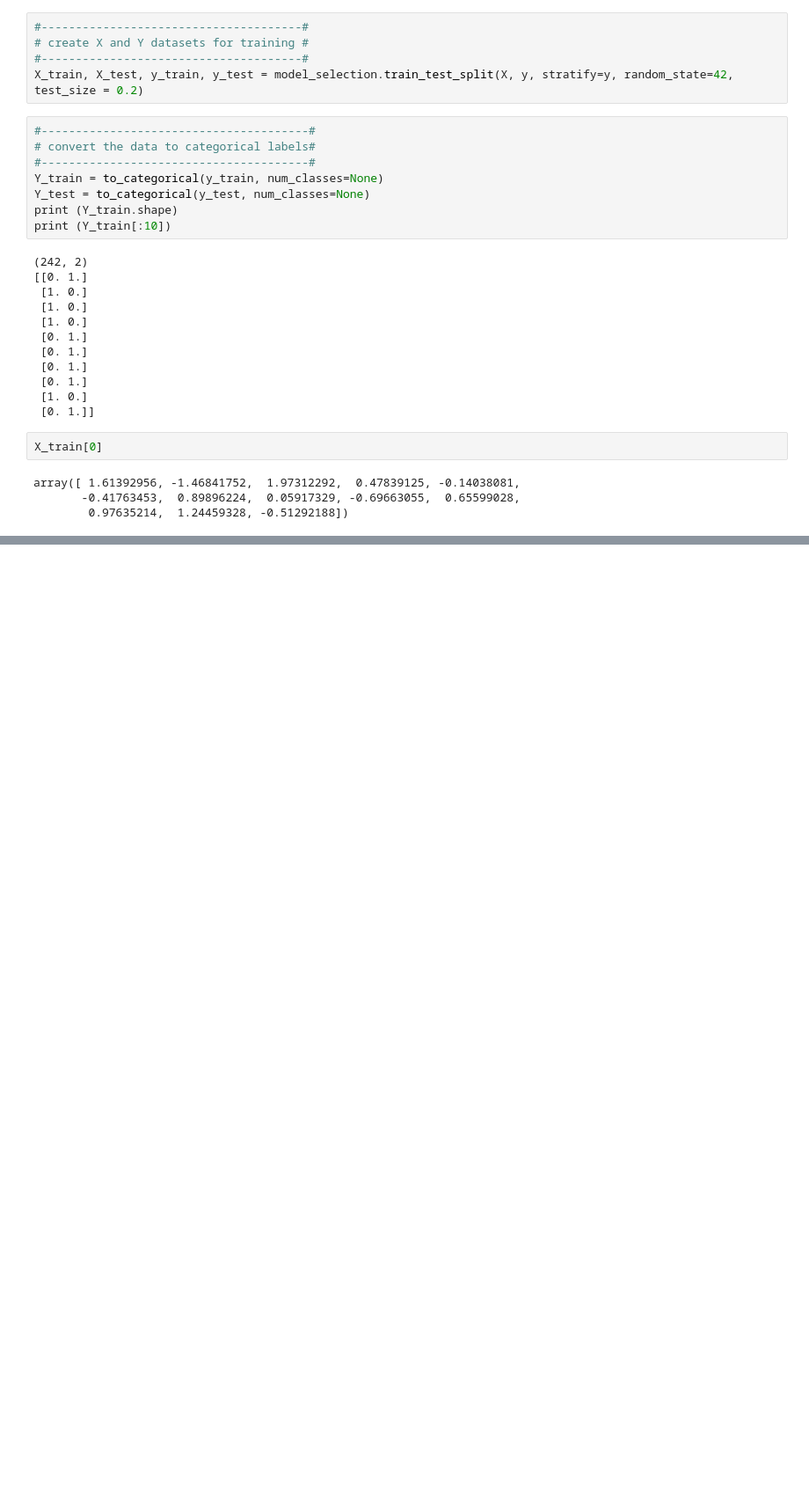
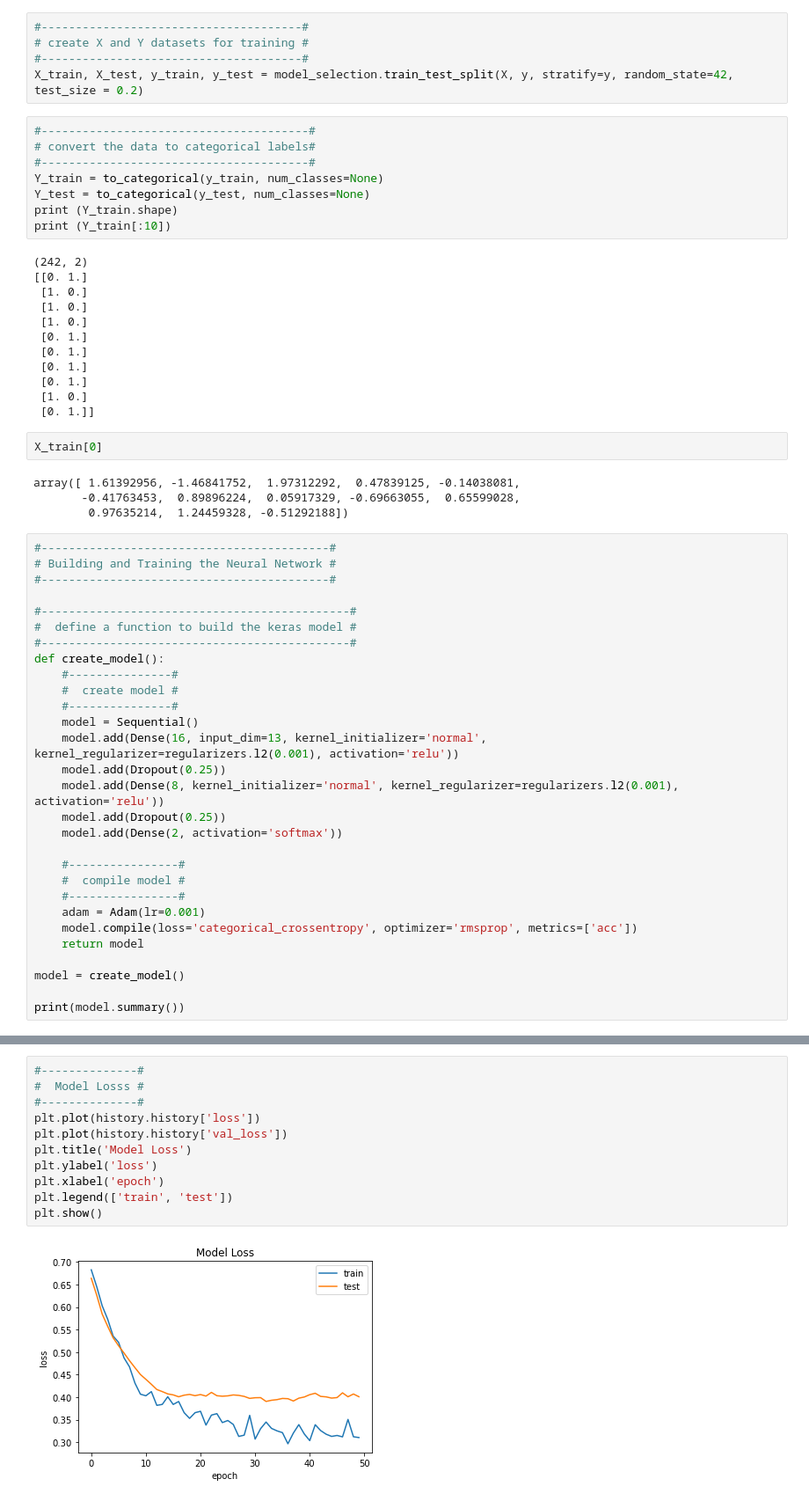
Before and after one commit to abhinavmaharana/Heart-Disease-Predictor-Using-Neural-Networks, a Jupyter notebook: Heart_Disease_Predictor_Using_Neural_Networks.ipynb, the cells around one changed output, grey strips where cells are left out. Shown: that part at 88% size. Saved outputs shown, nothing was run; the diff lists cells and outputs as text; blank space fills up the shorter version.

```diff
--- a/Heart_Disease_Predictor_Using_Neural_Networks.ipynb
+++ b/Heart_Disease_Predictor_Using_Neural_Networks.ipynb
@@ -284,3 +282,32 @@ X_train[0]
 array([ 1.61392956, -1.46841752,  1.97312292,  0.47839125, -0.14038081,
        -0.41763453,  0.89896224,  0.05917329, -0.69663055,  0.65599028,
         0.97635214,  1.24459328, -0.51292188])
+# %%
+#------------------------------------------#
+# Building and Training the Neural Network #
+#------------------------------------------#
+
+#---------------------------------------------#
+#  define a function to build the keras model #
+#---------------------------------------------#
+def create_model():
+    #---------------#
+    #  create model #
+    #---------------#
+    model = Sequential()
+    model.add(Dense(16, input_dim=13, kernel_initializer='normal', kernel_regularizer=regularizers.l2(0.001), activation='relu'))
+    model.add(Dropout(0.25))
+    model.add(Dense(8, kernel_initializer='normal', kernel_regularizer=regularizers.l2(0.001), activation='relu'))
+    model.add(Dropout(0.25))
+    model.add(Dense(2, activation='softmax'))
+
+    #----------------#
+    #  compile model #
+    #----------------#
+    adam = Adam(lr=0.001)
+    model.compile(loss='categorical_crossentropy', optimizer='rmsprop', metrics=['acc'])
+    return model
+
+model = create_model()
+
+print(model.summary())
@@ -286,0 +372,13 @@ array([ 1.61392956, -1.46841752,  1.97312292,  0.47839125, -0.14038081,
+# %%
+#--------------#
+#  Model Losss #
+#--------------#
+plt.plot(history.history['loss'])
+plt.plot(history.history['val_loss'])
+plt.title('Model Loss')
+plt.ylabel('loss')
+plt.xlabel('epoch')
+plt.legend(['train', 'test'])
+plt.show()
+# %% [output]
+[figure, added]
```
Also changed, not shown: parts of 9 cells of this notebook.
